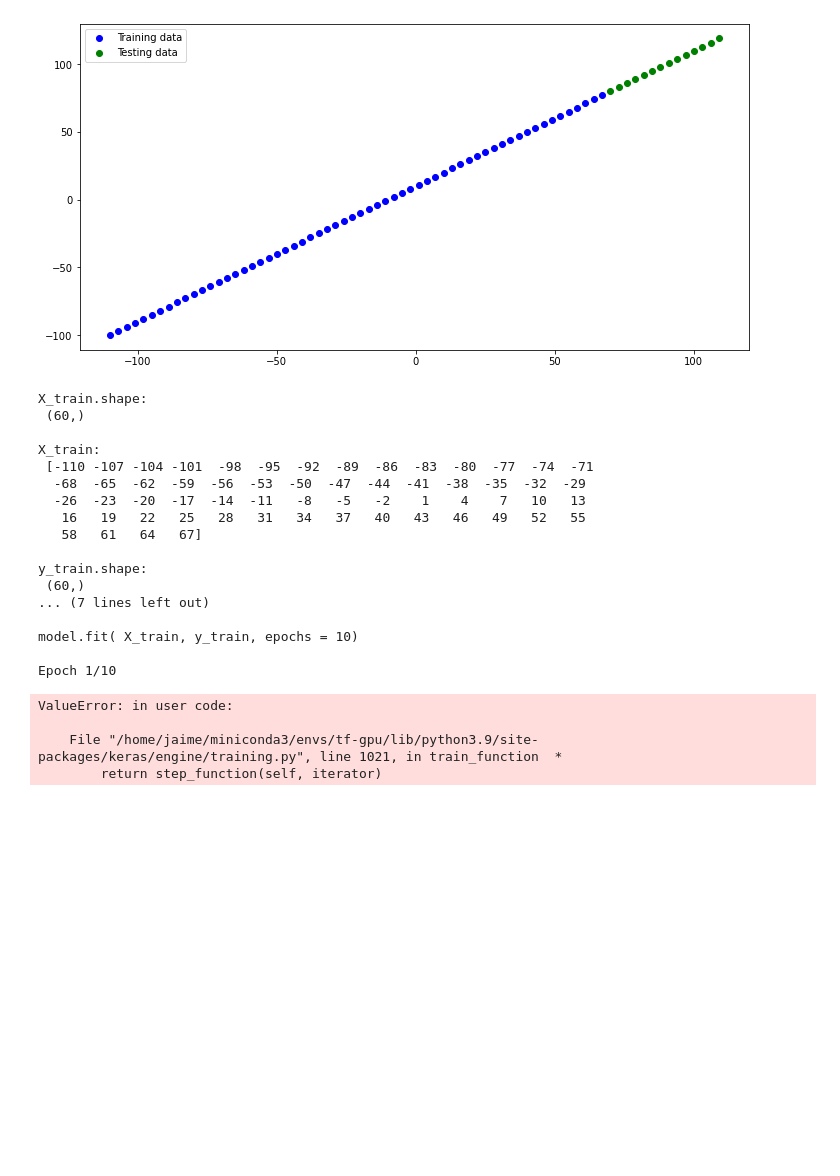
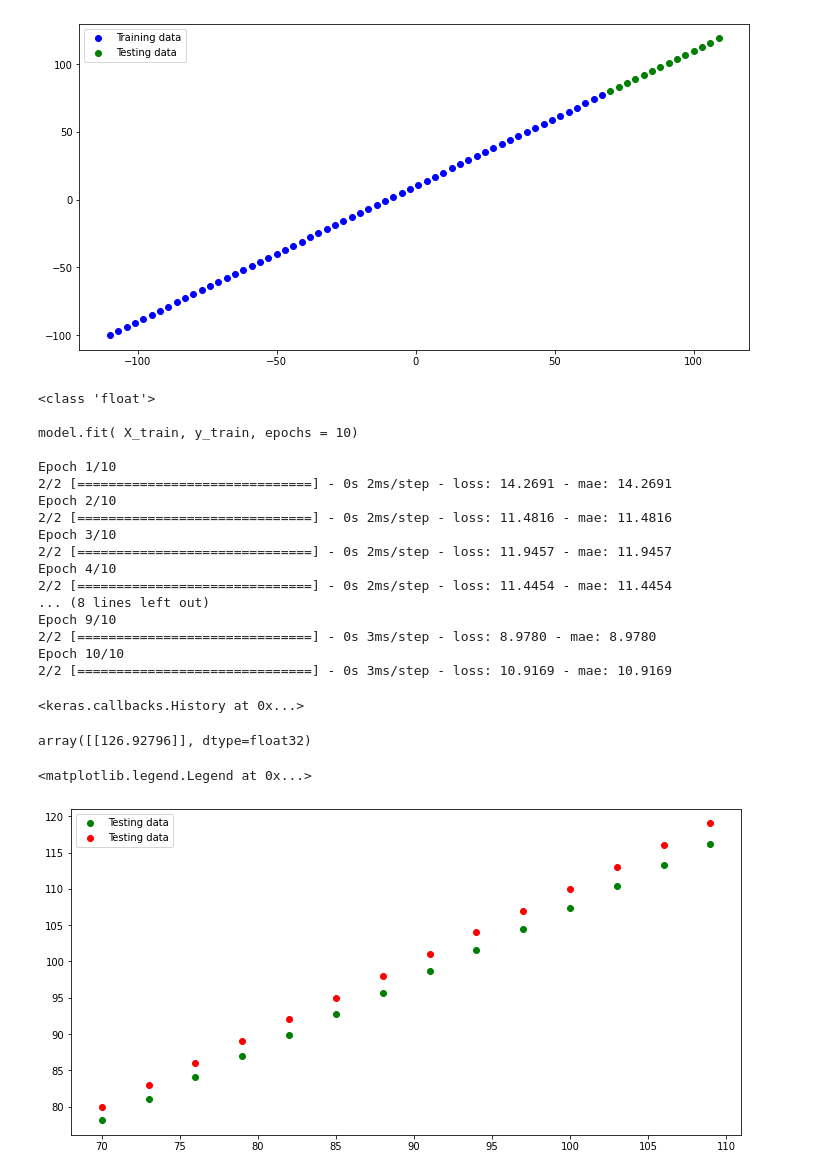
Before and after one commit to Jaime-Vega/Boston_Regression, a Jupyter notebook: NN_REG_TF_01.ipynb, the cells around one changed output. Cells and saved outputs as stored; diff of their text form; code cells hidden in the pictures; blank space fills up the shorter version.

Commit message:
fix exception, add graph

```diff
--- a/NN_REG_TF_01.ipynb
+++ b/NN_REG_TF_01.ipynb
@@ -83,46 +83,62 @@ plt.legend()
 # Building Regression model with Neural Network
 # Now we can start to build some models.
 
-print("\nX_train.shape:\n", X_train.shape)                          # JJVC
-print("\nX_train:\n", X_train)                                      # JJVC
-print("\ny_train.shape:\n", y_train.shape)                          # JJVC
-print("\ny_train:\n", y_train)                                      # JJVC
+#print("\nX_train.shape:\n", X_train.shape)                          # JJVC
+#print("\nX_train:\n", X_train)                                      # JJVC
+#print("\ny_train.shape:\n", y_train.shape)                          # JJVC
+#print("\ny_train:\n", y_train)                                      # JJVC
 
+print(type(y_train1[2]))
+X_train2 = X_train.reshape(60,1)
+y_train2 = y_train.reshape(60,1)
 tf.random.set_seed(42)  #first we set random seed
-model = tf.keras.Sequential([tf.keras.layers.Dense(1)])                                                                      # JJVC
+
+model = tf.keras.Sequential([
+                             tf.keras.layers.Dense(1)
+])
 model.compile( loss = tf.keras.losses.mae, optimizer = tf.keras.optimizers.SGD(), metrics = ['mae'])                         # JJVC
 # mae stands for mean absolute error
 # SGD stands for stochastic Gradient desense
 
 
 print("\nmodel.fit( X_train, y_train, epochs = 10)\n")
-model.fit( X_train, y_train, epochs = 10)
+model.fit( X_train2, y_train, epochs = 10)
 # %% [output]
-X_train.shape:
- (60,)
-
-X_train:
- [-110 -107 -104 -101  -98  -95  -92  -89  -86  -83  -80  -77  -74  -71
-  -68  -65  -62  -59  -56  -53  -50  -47  -44  -41  -38  -35  -32  -29
-  -26  -23  -20  -17  -14  -11   -8   -5   -2    1    4    7   10   13
-   16   19   22   25   28   31   34   37   40   43   46   49   52   55
-   58   61   64   67]
-
-y_train.shape:
- (60,)
-... (7 lines left out)
+<class 'float'>
 
 model.fit( X_train, y_train, epochs = 10)
 
 Epoch 1/10
+2/2 [==============================] - 0s 2ms/step - loss: 14.2691 - mae: 14.2691
+Epoch 2/10
+2/2 [==============================] - 0s 2ms/step - loss: 11.4816 - mae: 11.4816
+Epoch 3/10
+2/2 [==============================] - 0s 2ms/step - loss: 11.9457 - mae: 11.9457
+Epoch 4/10
+2/2 [==============================] - 0s 2ms/step - loss: 11.4454 - mae: 11.4454
+... (8 lines left out)
+Epoch 9/10
+2/2 [==============================] - 0s 3ms/step - loss: 8.9780 - mae: 8.9780
+Epoch 10/10
+2/2 [==============================] - 0s 3ms/step - loss: 10.9169 - mae: 10.9169
-ValueError: in user code:
-
-    File "/home/jaime/miniconda3/envs/tf-gpu/lib/python3.9/site-packages/keras/engine/training.py", line 1021, in train_function  *
-        return step_function(self, iterator)
+<keras.callbacks.History at 0x...>
 # %%
 # We have just built a model and trained it! What about checking its predictions?
 
 model.predict([130])
+# %% [output]
+array([[126.92796]], dtype=float32)
+# %%
+
+plt.figure( figsize = (12,6))
+
+Y = [model.predict([i.item()]) for i in y_test]
+plt.scatter(X_test, Y, c='g', label='Testing data')
+plt.scatter(X_test, y_test, c='r', label='Testing data')
+plt.legend()
+# %% [output]
+<matplotlib.legend.Legend at 0x...>
+[figure, added]
 # %%
 # The output should have been close to 140, it is not close enough, so let’s start to improve our model.
 
```
Also changed, not shown: parts of 2 cells of this notebook.
